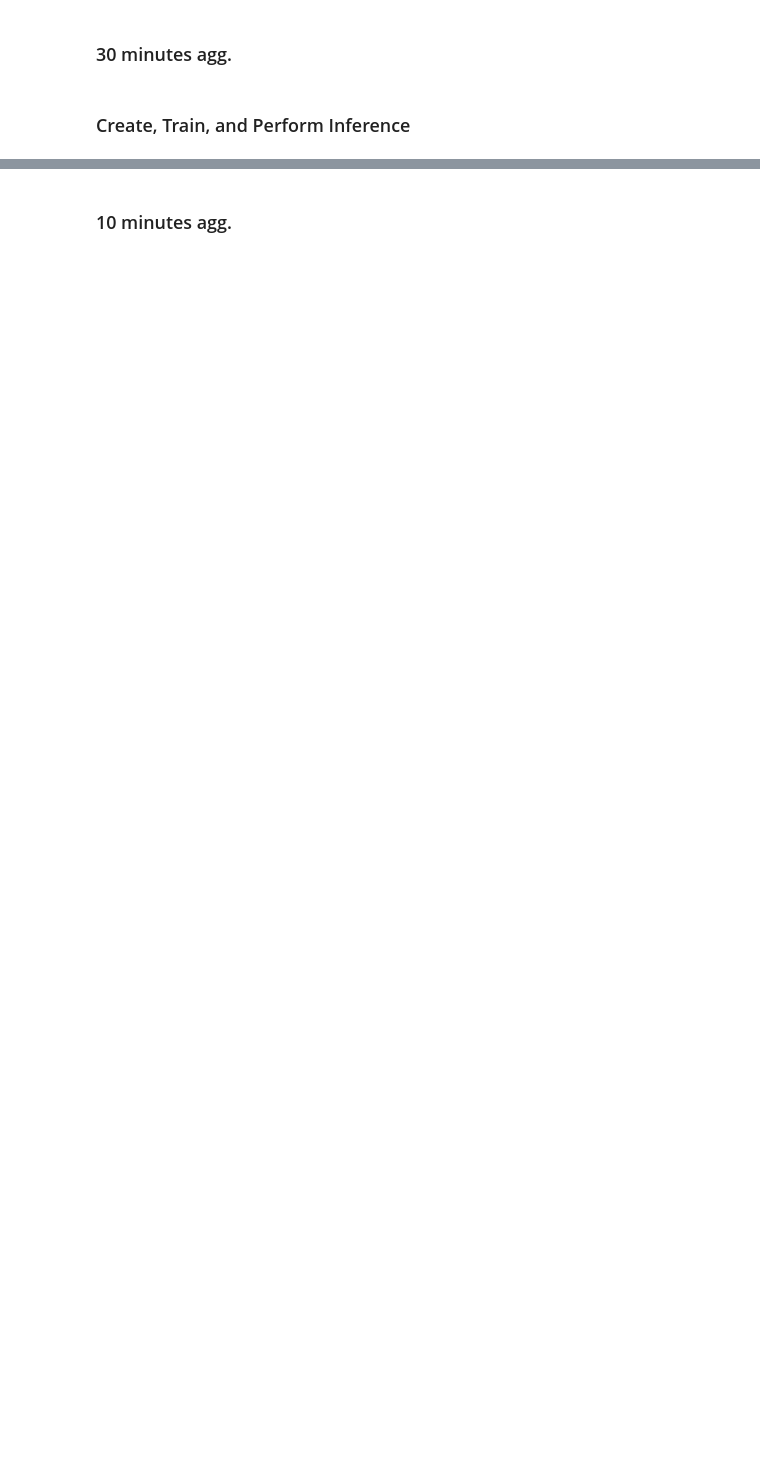
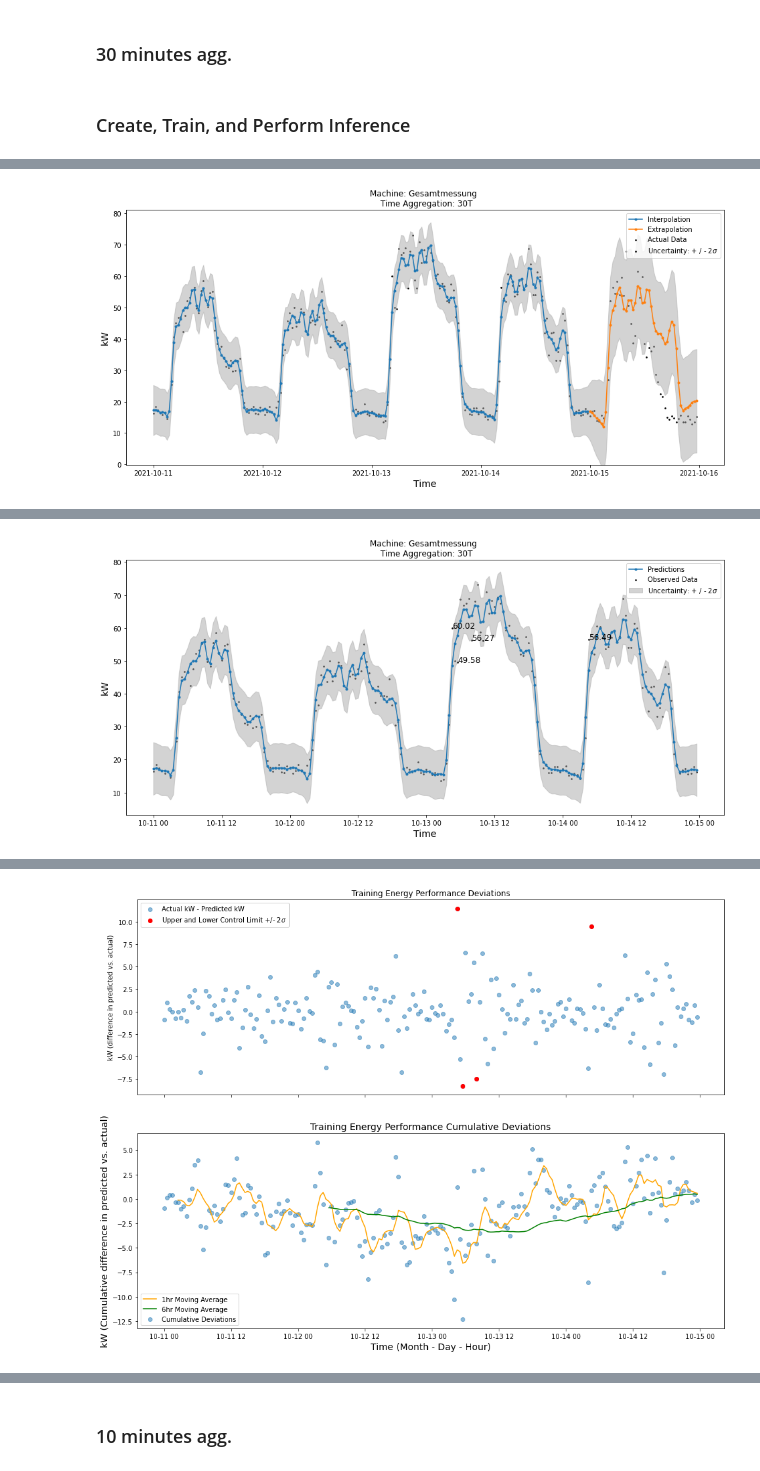
Before and after one commit to GStechschulte/energy-efficiency, a Jupyter notebook: gp_validation/gp_gesamtmessung.ipynb, the cells around one changed output, grey strips where cells are left out. Drawn from its saved outputs; the diff is of its cells as text; code cells hidden in the pictures; blank space fills up the shorter version.

```diff
--- a/gp_validation/gp_gesamtmessung.ipynb
+++ b/gp_validation/gp_gesamtmessung.ipynb
@@ -93,7 +93,7 @@ for kernel in covar_combinations:
 mse, mape
 # %%
 func_preds_mean_inv, func_preds_var_inv, observed_preds, mse, mape = create_train_inference_gp(
-    kernel_gen=covar_module1,
+    kernel_gen=covar_module6,
     train_x=X_train,
     train_y=y_train,
     test_x=X_test,
@@ -105,3 +105,4 @@ func_preds_mean_inv, func_preds_var_inv, observed_preds, mse, mape = create_trai
     machine='Gesamtmessung',
     update_score=False
 )
+# %% [output]
@@ -107,0 +126 @@ func_preds_mean_inv, func_preds_var_inv, observed_preds, mse, mape = create_trai
+[figure, added]
@@ -107,0 +130 @@ func_preds_mean_inv, func_preds_var_inv, observed_preds, mse, mape = create_trai
+[figure, added]
@@ -107,0 +148 @@ func_preds_mean_inv, func_preds_var_inv, observed_preds, mse, mape = create_trai
+[figure, added]
```
Also changed, not shown: parts of 6 cells of this notebook, 13 other files.
